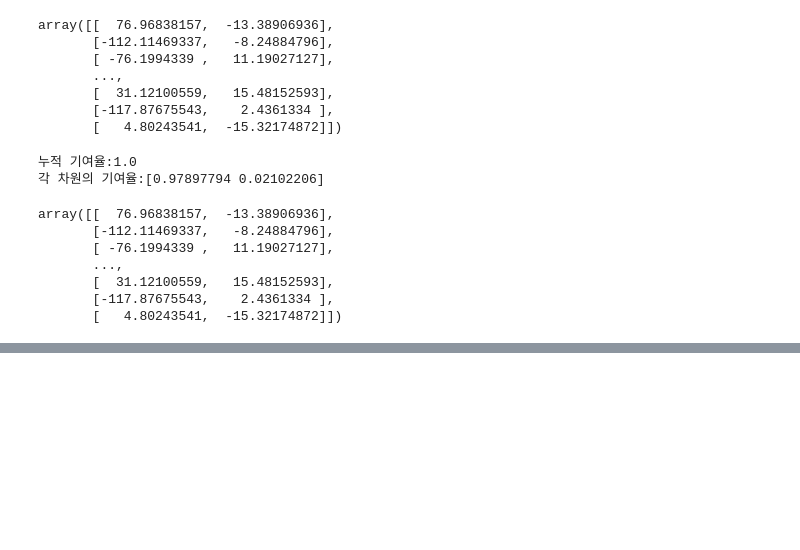
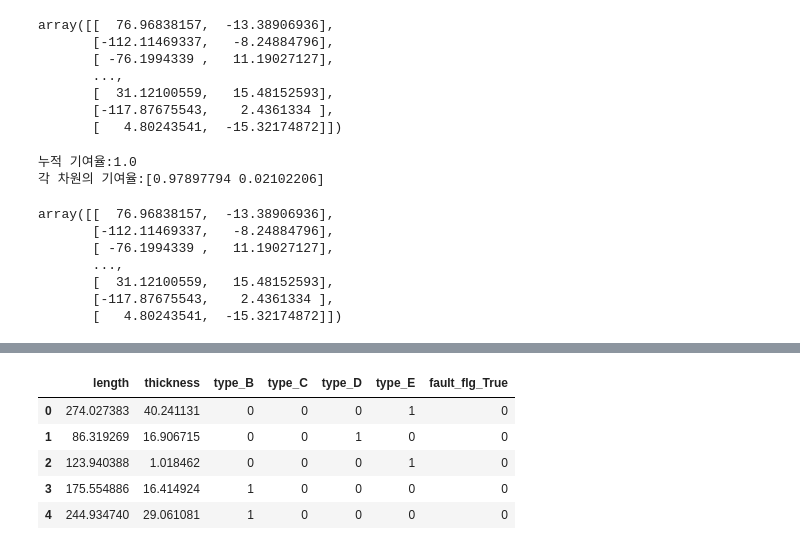
Before and after one commit to suhyun-cho/study, a Jupyter notebook: Data-Preprocessing/008_number.ipynb, the cells around one changed output, grey strips where cells are left out. Saved outputs shown, nothing was run; the diff lists cells and outputs as text; code cells hidden in the pictures; blank space fills up the shorter version.

```diff
--- a/Data-Preprocessing/008_number.ipynb
+++ b/Data-Preprocessing/008_number.ipynb
@@ -311,0 +400,2 @@ array([[  76.96838157,  -13.38906936],
+# %%
+production_miss_num['thickness'].fillna(thickness_mean, inplace=True)
@@ -311,0 +443,10 @@ array([[  76.96838157,  -13.38906936],
+# %%
+production_miss_num.replace('None',np.nan, inplace=True)
+# %%
+# mice함수를 이용하기 위해 자료형을 변환한다.
+production_miss_num['thickness']=production_miss_num['thickness'].astype('float64')
+production_miss_num['type']=production_miss_num['type'].astype('category')
+production_miss_num['fault_flg']=production_miss_num['fault_flg'].astype('category')
+# %%
+# 더미변수화
+production_dummy_flg=pd.get_dummies(production_miss_num[['type','fault_flg']], drop_first=True)
@@ -311,0 +462,9 @@ array([[  76.96838157,  -13.38906936],
+# %%
+pd.concat([production_miss_num[['length','thickness']], production_dummy_flg],axis=1).head()
+# %% [output]
+|  | length | thickness | type_B | type_C | type_D | type_E | fault_flg_True |
+| 0 | 274.027383 | 40.241131 | 0 | 0 | 0 | 1 | 0 |
+| 1 | 86.319269 | 16.906715 | 0 | 0 | 1 | 0 | 0 |
+| 2 | 123.940388 | 1.018462 | 0 | 0 | 0 | 1 | 0 |
+| 3 | 175.554886 | 16.414924 | 1 | 0 | 0 | 0 | 0 |
+| 4 | 244.934740 | 29.061081 | 1 | 0 | 0 | 0 | 0 |
```
Also changed, not shown: parts of 26 cells of this notebook.
